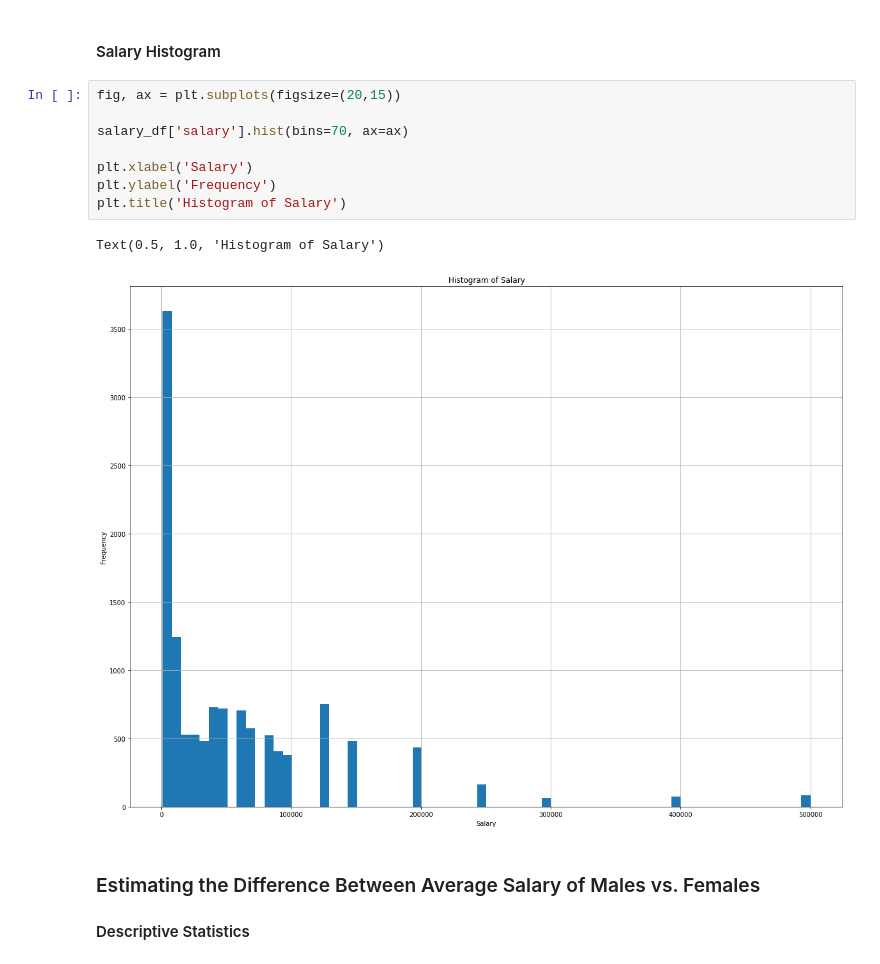
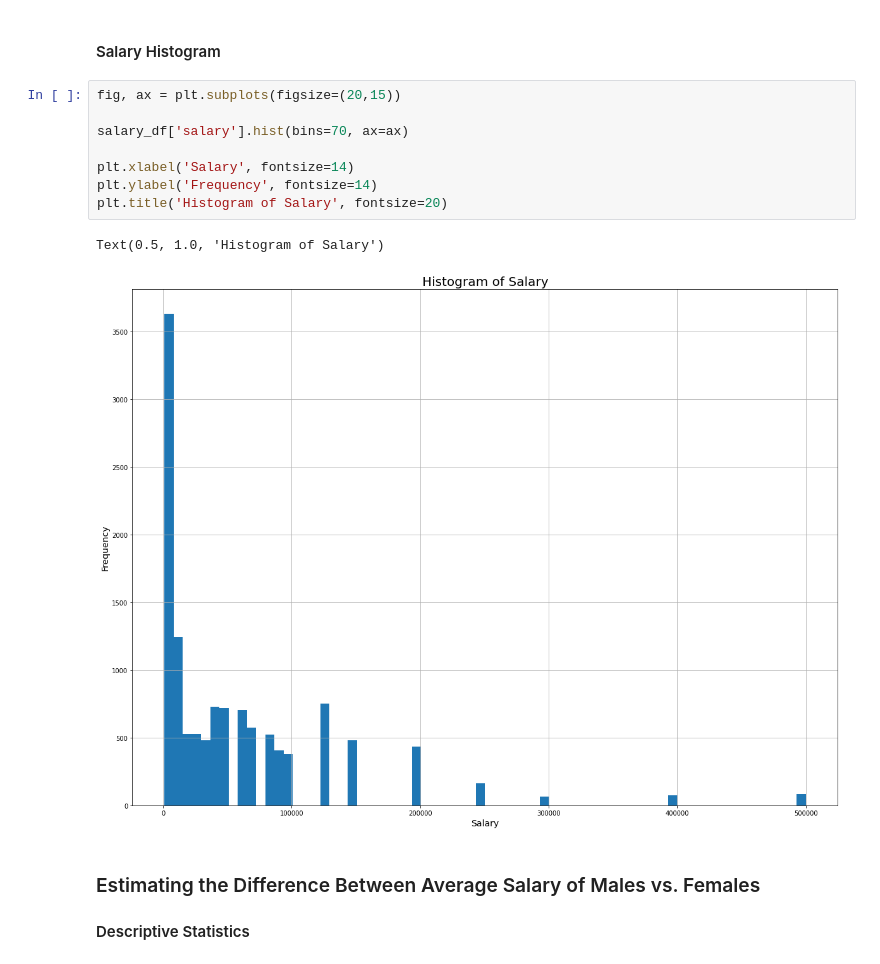
Before and after one commit to atkinssamuel/GenderAndEducationInDSAndML, a Jupyter notebook: atkins_1002951754_assignment1.ipynb, the cells around one changed output. Saved outputs shown, nothing was run; the diff lists cells and outputs as text.

```diff
--- a/atkins_1002951754_assignment1.ipynb
+++ b/atkins_1002951754_assignment1.ipynb
@@ -105,14 +94,14 @@ plt.show()
 # %%
 fig, ax = plt.subplots(figsize=(20,15))
 
 salary_df['salary'].hist(bins=70, ax=ax)
 
-plt.xlabel('Salary')
-plt.ylabel('Frequency')
-plt.title('Histogram of Salary')
+plt.xlabel('Salary', fontsize=14)
+plt.ylabel('Frequency', fontsize=14)
+plt.title('Histogram of Salary', fontsize=20)
 # %% [output]
 Text(0.5, 1.0, 'Histogram of Salary')
-[figure, old version]
+[figure, new version]
 # %% [markdown]
 ### Estimating the Difference Between Average Salary of Males vs. Females
 #### Descriptive Statistics
```
Also changed, not shown: parts of 11 cells of this notebook.
